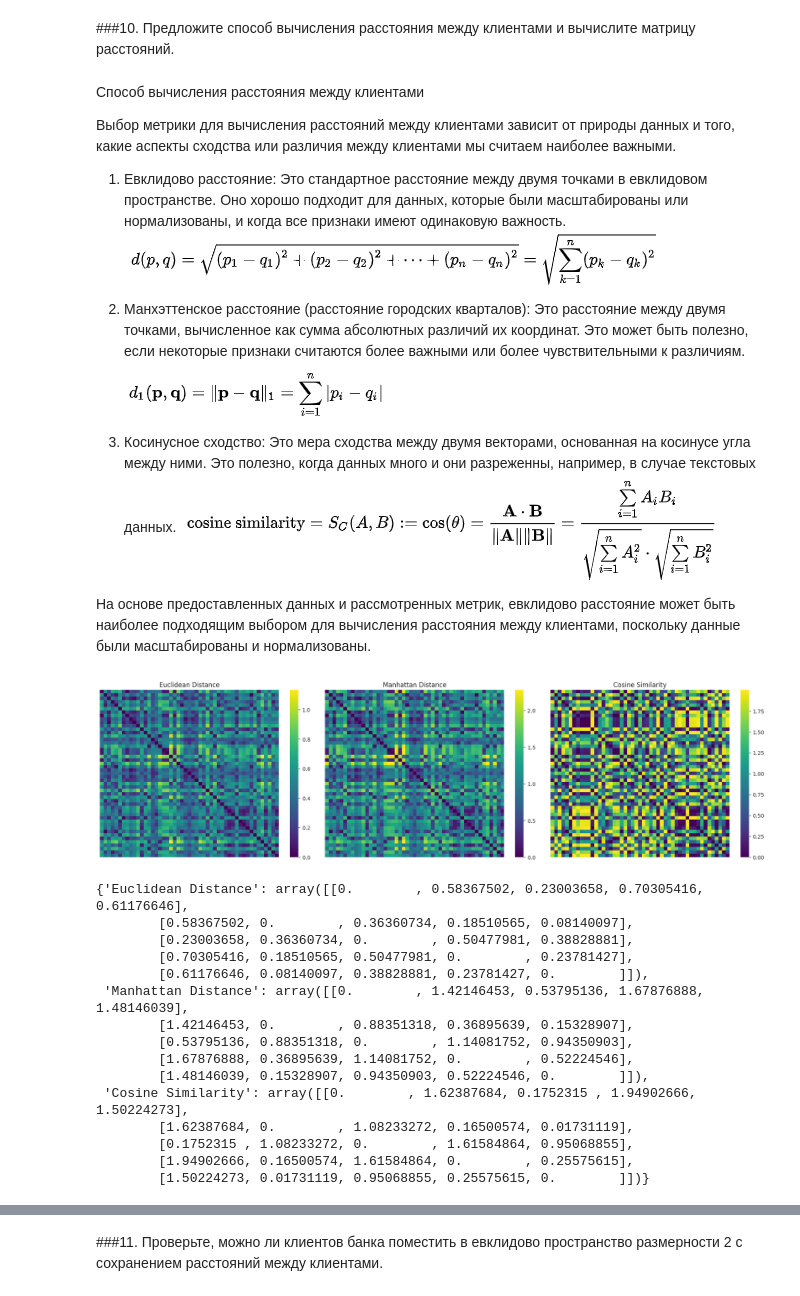
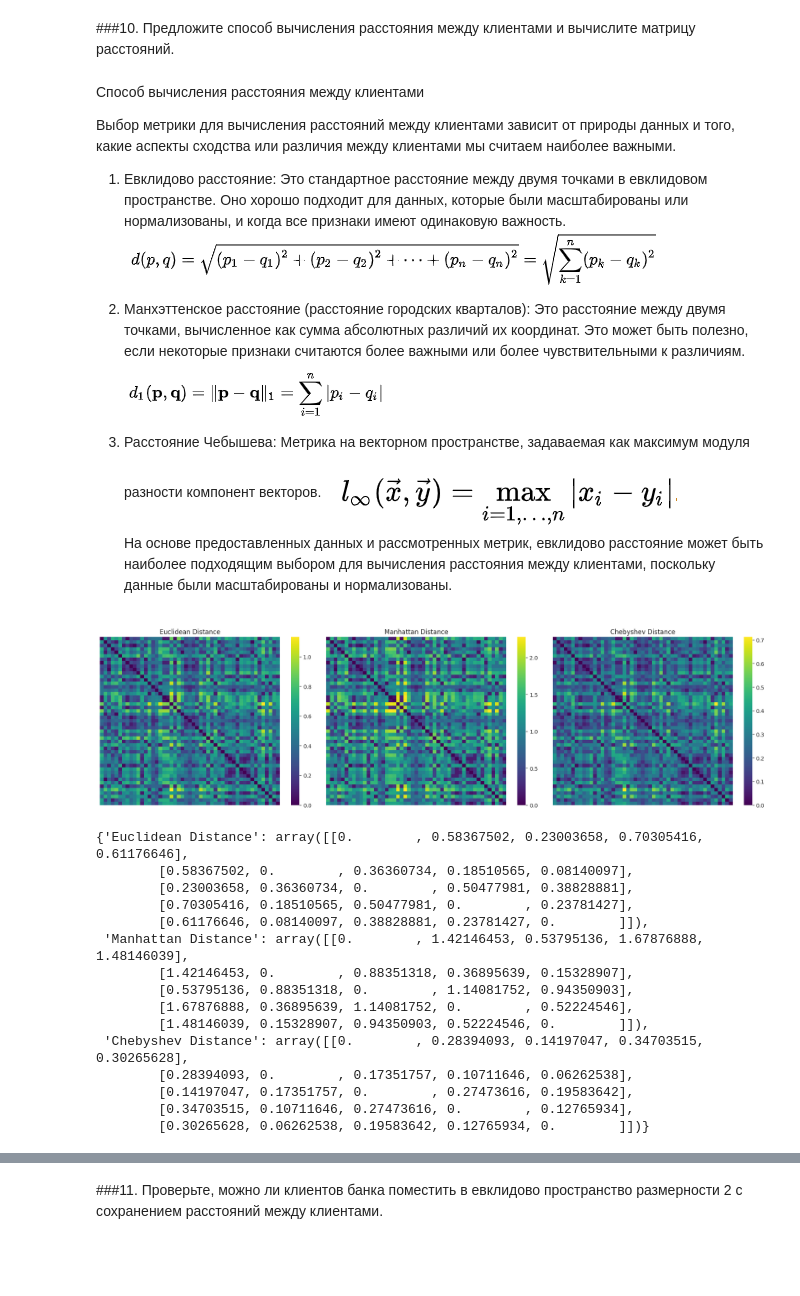
Before and after one commit to LukichevaPolina/da_methods_lab1, a Jupyter notebook: K_LAB_1.ipynb, the cells around one changed output, grey strips where cells are left out. Saved outputs shown, nothing was run; the diff lists cells and outputs as text; code cells hidden in the pictures; blank space fills up the shorter version.

```diff
--- a/K_LAB_1.ipynb
+++ b/K_LAB_1.ipynb
@@ -168,3 +167,9 @@ sns.heatmap(corr, cmap="Blues", annot=True)
 pass
 # %% [output]
 [figure]
+# %%
+from scipy.stats import shapiro
+
+for column in data.columns:
+    stat, p = shapiro(data[column])
+    print("% stat = %.3f, p = %.f" % (column, stat, p))
@@ -277,0 +262,35 @@ data_linreg_imputed.head()
+# %%
+from sklearn.linear_model import LogisticRegression
+
+def logistic_regression_impute(non_missed_data, missed_data, target_col):
+    # Defining predictors and target
+    X_train = non_missed_data.drop(columns=[target_col])
+    y_train = non_missed_data[target_col]
+    X = missed_data.drop(columns=[target_col])
+
+    # Fitting the linear regression model
+    model = LogisticRegression()
+    model.fit(X_train, y_train)
+
+    # Predicting and imputing the missing values
+    predicted_values = model.predict(X)
+    print("Accurcy for", target_col, ": ", model.score(X, predicted_values))
+    missed_data = missed_data.copy()
+    missed_data.loc[:,column] = predicted_values
+    print(missed_data.shape)
+    return missed_data
+
+
+# We delete column Number_of_Dependents becouse it is discrete data
+columns = ["Number_of_Dependents"]
+for column in columns:
+    if data[column].isnull().sum() > 0: # Check if there are missing values
+        missed_data = data[data[column].isnull()]
+        print(missed_data.shape)
+        filled_data = logistic_regression_impute(non_missed_data, missed_data, column)
+        print(filled_data.shape)
+        data_linreg_imputed = pd.concat([data_linreg_imputed, filled_data])
+
+data_linreg_imputed.sort_index(inplace=True)
+print(data_linreg_imputed.shape)
+data_linreg_imputed.head()
@@ -850,41 +888,40 @@ dtype: object
 Это расстояние между двумя точками, вычисленное как сумма абсолютных различий их координат. Это может быть полезно, если некоторые признаки считаются более важными или более чувствительными к различиям.
 ![manhetten.png](embedded-picture-2)
 
-3. Косинусное сходство:
-Это мера сходства между двумя векторами, основанная на косинусе угла между ними. Это полезно, когда данных много и они разреженны, например, в случае текстовых данных.
-![image.png](embedded-picture-3-old)
-
+3. Расстояние Чебышева:
+ Метрика на векторном пространстве, задаваемая как максимум модуля разности компонент векторов.
+![image.png](embedded-picture-3-new)
 На основе предоставленных данных и рассмотренных метрик, евклидово расстояние может быть наиболее подходящим выбором для вычисления расстояния между клиентами, поскольку данные были масштабированы и нормализованы.
 # %%
 from scipy.spatial.distance import pdist, squareform
-from scipy.spatial.distance import euclidean, cityblock, cosine
+from scipy.spatial.distance import euclidean, cityblock, chebyshev
 import seaborn as sns
 
 # Using the data without outliers and with imputed values for calculations
 data_clean = data_z_df.copy()
 
 # Calculating distance matrices
 distance_matrices = {
     'Euclidean Distance': squareform(pdist(data_clean, metric=euclidean)),
     'Manhattan Distance': squareform(pdist(data_clean, metric=cityblock)),
-    'Cosine Similarity': squareform(pdist(data_clean, metric=cosine))
+    'Сhebyshev Distance': squareform(pdist(data_clean, metric=chebyshev))
 }
 
 # Visualizing the distance matrices
 plt.figure(figsize=(18, 5))
 
 for i, (title, matrix) in enumerate(distance_matrices.items()):
     plt.subplot(1, 3, i+1)
     sns.heatmap(matrix, cmap='viridis', xticklabels=False, yticklabels=False)
     plt.title(title)
 
 plt.tight_layout()
 plt.show()
 
 # Displaying a snippet of each distance matrix
 {title: matrix[:5, :5] for title, matrix in distance_matrices.items()}
 # %% [output]
-[figure, old version]
+[figure, new version]
 {'Euclidean Distance': array([[0.        , 0.58367502, 0.23003658, 0.70305416, 0.61176646],
         [0.58367502, 0.        , 0.36360734, 0.18510565, 0.08140097],
         [0.23003658, 0.36360734, 0.        , 0.50477981, 0.38828881],
@@ -895,11 +932,11 @@ plt.show()
         [0.53795136, 0.88351318, 0.        , 1.14081752, 0.94350903],
         [1.67876888, 0.36895639, 1.14081752, 0.        , 0.52224546],
         [1.48146039, 0.15328907, 0.94350903, 0.52224546, 0.        ]]),
- 'Cosine Similarity': array([[0.        , 1.62387684, 0.1752315 , 1.94902666, 1.50224273],
-        [1.62387684, 0.        , 1.08233272, 0.16500574, 0.01731119],
-        [0.1752315 , 1.08233272, 0.        , 1.61584864, 0.95068855],
-        [1.94902666, 0.16500574, 1.61584864, 0.        , 0.25575615],
-        [1.50224273, 0.01731119, 0.95068855, 0.25575615, 0.        ]])}
+ 'Сhebyshev Distance': array([[0.        , 0.28394093, 0.14197047, 0.34703515, 0.30265628],
+        [0.28394093, 0.        , 0.17351757, 0.10711646, 0.06262538],
+        [0.14197047, 0.17351757, 0.        , 0.27473616, 0.19583642],
+        [0.34703515, 0.10711646, 0.27473616, 0.        , 0.12765934],
+        [0.30265628, 0.06262538, 0.19583642, 0.12765934, 0.        ]])}
 # %% [markdown]
 * Евклидово расстояние (Euclidean Distance):
 На тепловой карте мы видим, что многие клиенты находятся на небольшом евклидовом расстоянии друг от друга, что указывает на схожесть многих клиентов по их характеристикам.
```
Also changed, not shown: parts of 18 cells of this notebook.
